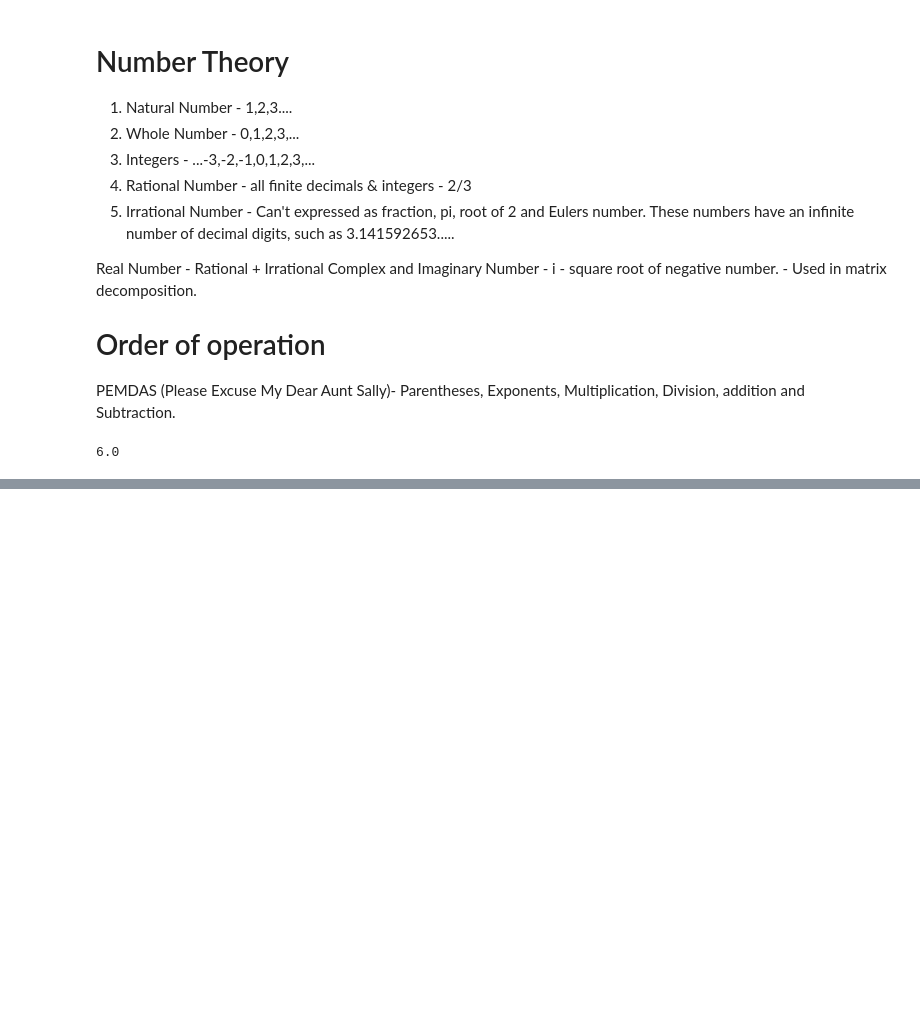
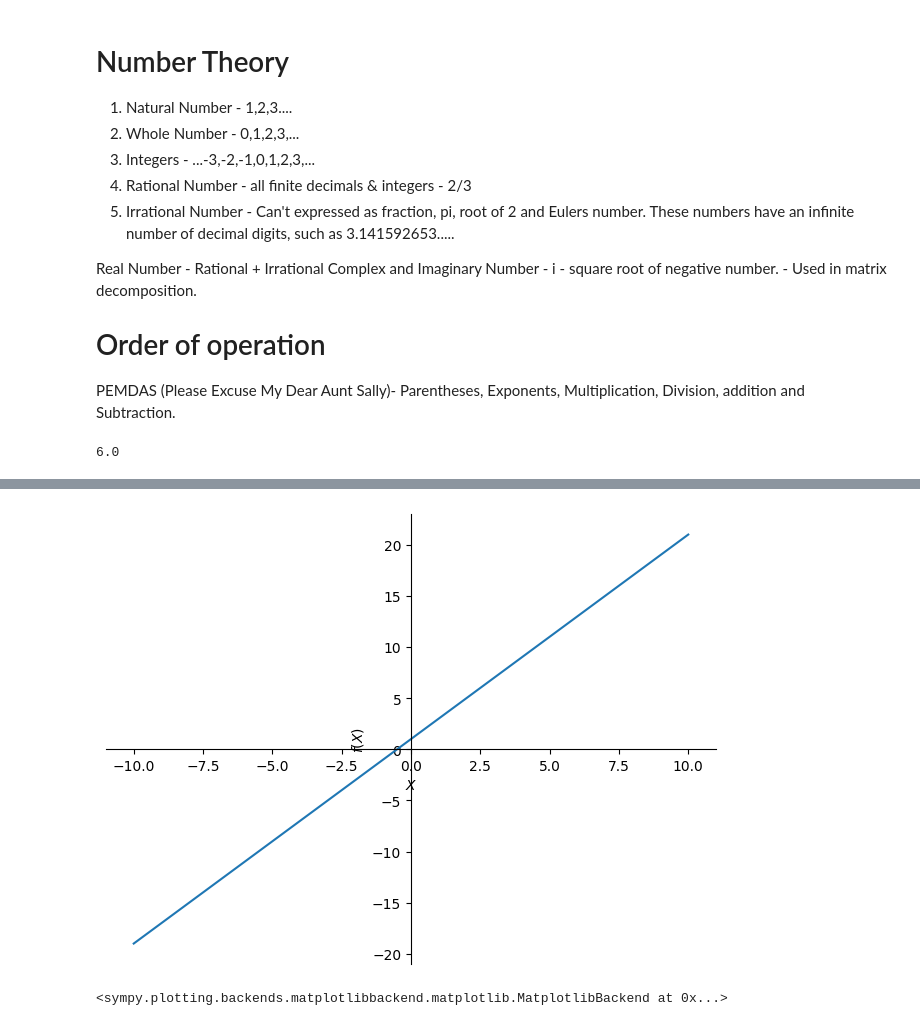
Before and after one commit to AnandhPaulswamy/MathForDataScience, a Jupyter notebook: Chapter1_Math.ipynb, the cells around one changed output, grey strips where cells are left out. Saved outputs shown, nothing was run; the diff lists cells and outputs as text; code cells hidden in the pictures; blank space fills up the shorter version.

```diff
--- a/Chapter1_Math.ipynb
+++ b/Chapter1_Math.ipynb
@@ -32,0 +71,11 @@ print(my_value)
+# %%
+# Graph for function y = 2x + 1
+
+from sympy import *
+
+x = symbols('X')
+f = 2*x + 1
+plot(f)
+# %% [output]
+[figure, added]
+<sympy.plotting.backends.matplotlibbackend.matplotlib.MatplotlibBackend at 0x...>
```
Also changed, not shown: parts of 18 cells of this notebook.
